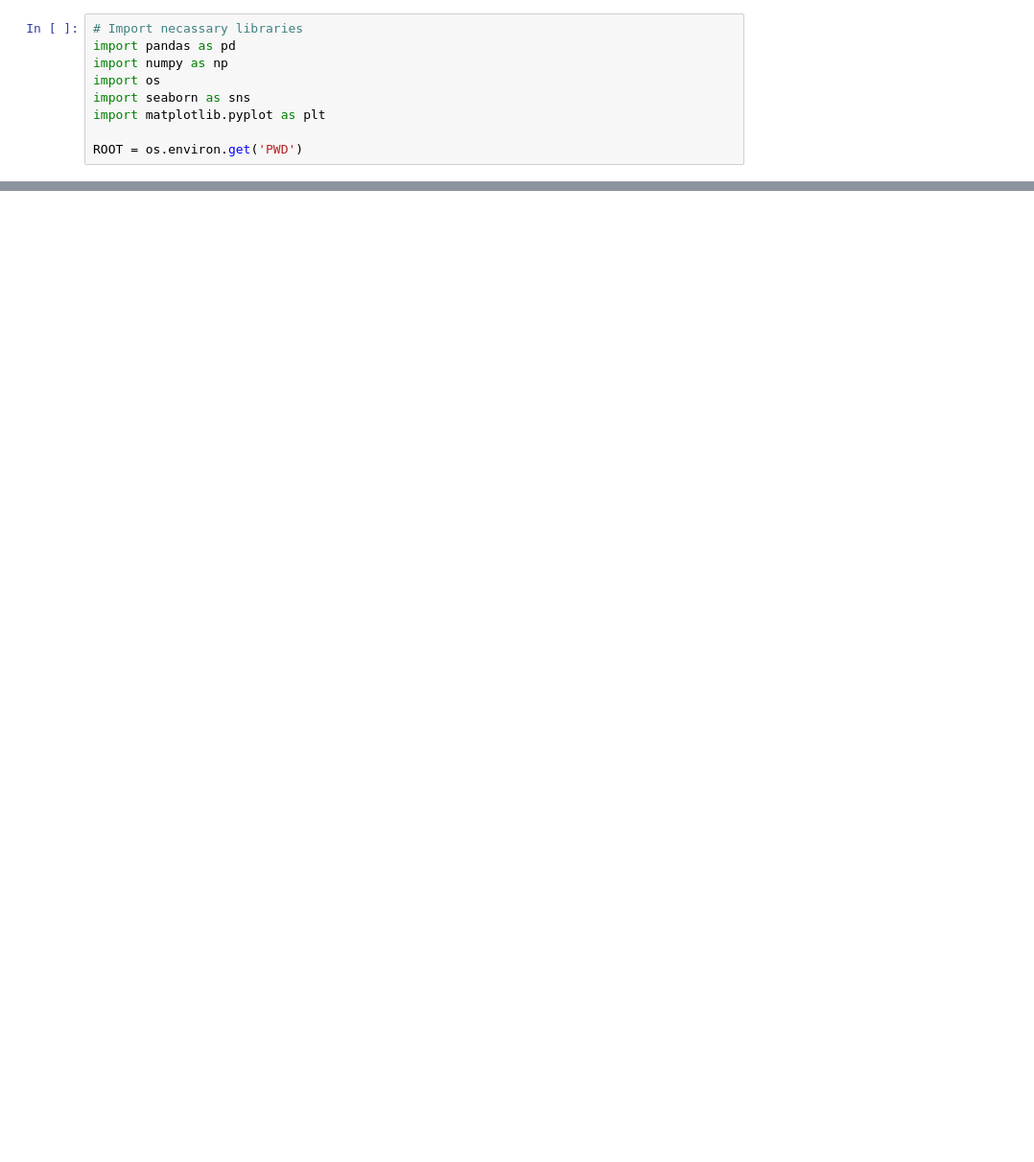
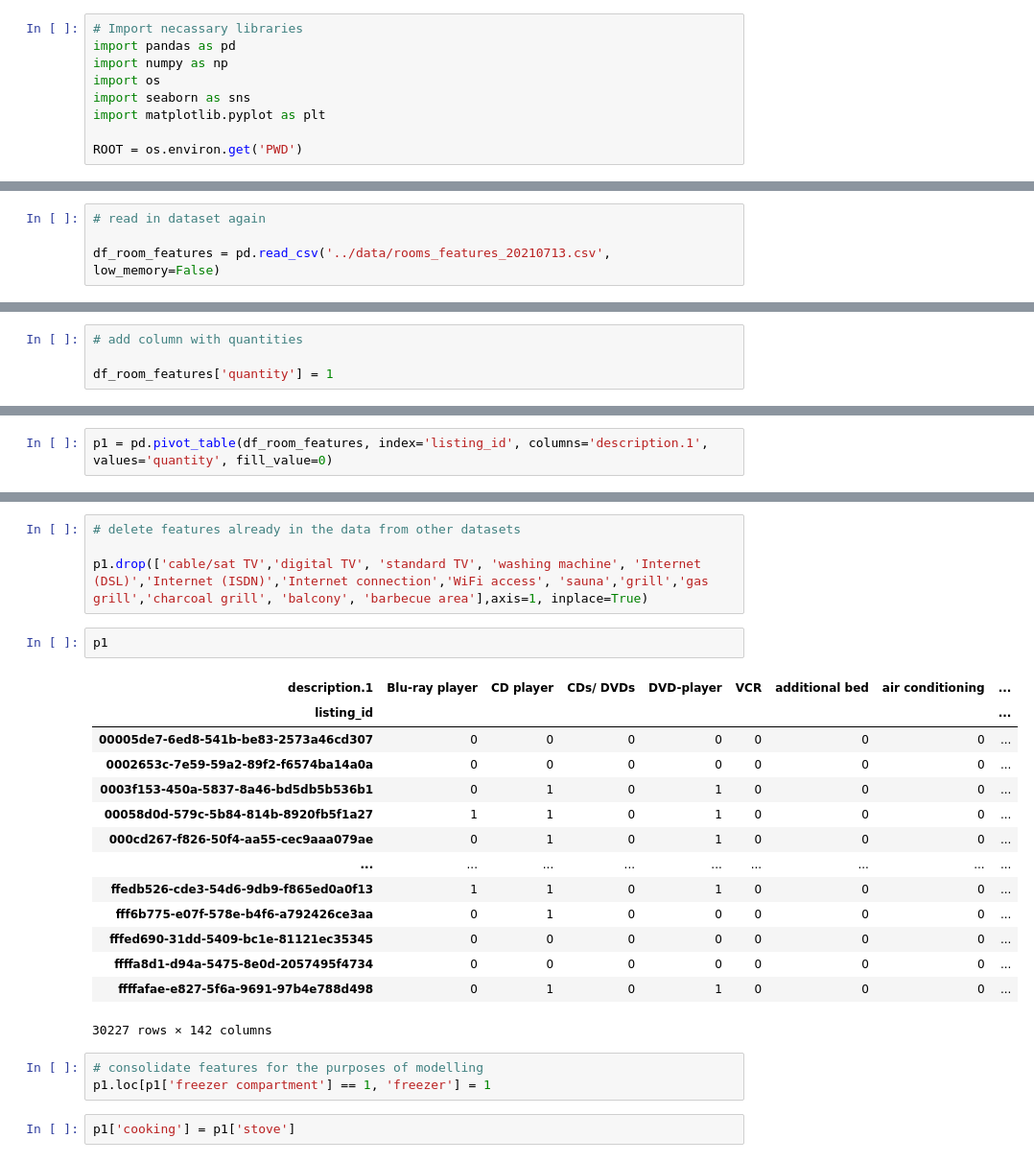
Before and after one commit to neue-fische-traum/traum-preis, a Jupyter notebook: EDA/EDA_notebook_6_room_features.ipynb, the cells around one changed output, grey strips where cells are left out. Shown at 96% size. Drawn from its saved outputs; the diff is of its cells as text; blank space fills up the shorter version.

```diff
--- a/EDA/EDA_notebook_6_room_features.ipynb
+++ b/EDA/EDA_notebook_6_room_features.ipynb
@@ -36,0 +104,4 @@ room_features.head(30)
+# %%
+# read in dataset again
+
+df_room_features = pd.read_csv('../data/rooms_features_20210713.csv', low_memory=False)
@@ -37 +112,5 @@ room_features.head(30)
+# %%
+# add column with quantities
+
+df_room_features['quantity'] = 1
 # %%
@@ -76,0 +132,2 @@ ax.set_xticklabels(
+# %%
+p1 = pd.pivot_table(df_room_features, index='listing_id', columns='description.1', values='quantity', fill_value=0)
@@ -76,0 +162,26 @@ ax.set_xticklabels(
+# %%
+# delete features already in the data from other datasets
+
+p1.drop(['cable/sat TV','digital TV', 'standard TV', 'washing machine', 'Internet (DSL)','Internet (ISDN)','Internet connection','WiFi access', 'sauna','grill','gas grill','charcoal grill', 'balcony', 'barbecue area'],axis=1, inplace=True)
+# %%
+p1
+# %% [output]
+| description.1 | Blu-ray player | CD player | CDs/ DVDs | DVD-player | VCR | additional bed | air conditioning | ... |
+| listing_id |  |  |  |  |  |  |  | ... |
+| 00005de7-6ed8-541b-be83-2573a46cd307 | 0 | 0 | 0 | 0 | 0 | 0 | 0 | ... |
+| 0002653c-7e59-59a2-89f2-f6574ba14a0a | 0 | 0 | 0 | 0 | 0 | 0 | 0 | ... |
+| 0003f153-450a-5837-8a46-bd5db5b536b1 | 0 | 1 | 0 | 1 | 0 | 0 | 0 | ... |
+| 00058d0d-579c-5b84-814b-8920fb5f1a27 | 1 | 1 | 0 | 1 | 0 | 0 | 0 | ... |
+| 000cd267-f826-50f4-aa55-cec9aaa079ae | 0 | 1 | 0 | 1 | 0 | 0 | 0 | ... |
+| ... | ... | ... | ... | ... | ... | ... | ... | ... |
+| ffedb526-cde3-54d6-9db9-f865ed0a0f13 | 1 | 1 | 0 | 1 | 0 | 0 | 0 | ... |
+| fff6b775-e07f-578e-b4f6-a792426ce3aa | 0 | 1 | 0 | 0 | 0 | 0 | 0 | ... |
+| fffed690-31dd-5409-bc1e-81121ec35345 | 0 | 0 | 0 | 0 | 0 | 0 | 0 | ... |
+| ffffa8d1-d94a-5475-8e0d-2057495f4734 | 0 | 0 | 0 | 0 | 0 | 0 | 0 | ... |
+| ffffafae-e827-5f6a-9691-97b4e788d498 | 0 | 1 | 0 | 1 | 0 | 0 | 0 | ... |
+30227 rows × 142 columns
+# %%
+# consolidate features for the purposes of modelling
+p1.loc[p1['freezer compartment'] == 1, 'freezer'] = 1
+# %%
+p1['cooking'] = p1['stove']
```
Also changed, not shown: parts of 50 cells of this notebook.
